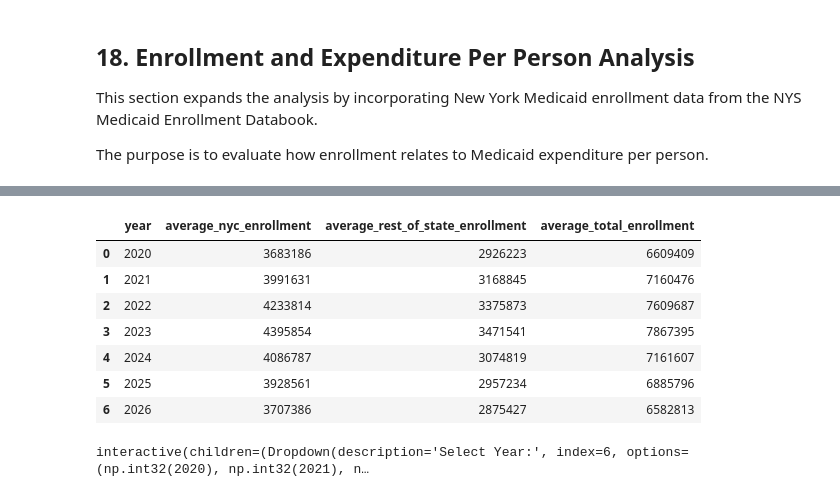
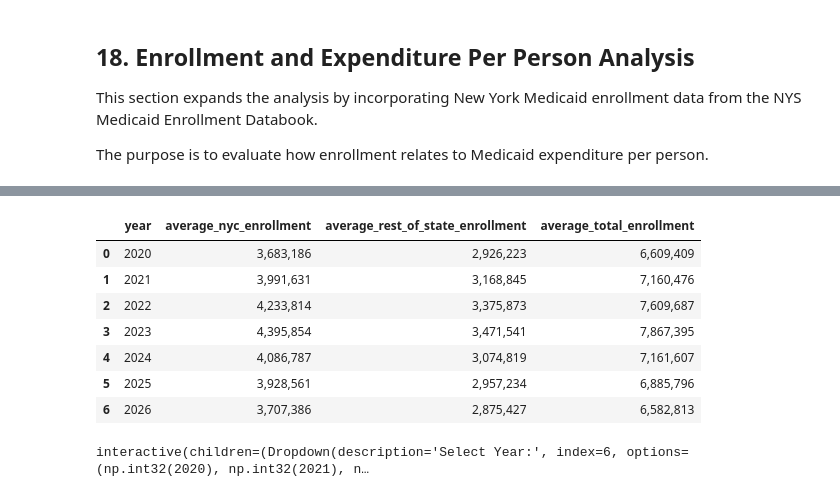
Before and after one commit to amyb79ab2-hash/Medicaid-Expenditure-Projection-Project, a Jupyter notebook: medicaid-expenditure-projection-project.ipynb, the cells around one changed output, grey strips where cells are left out. Drawn from its saved outputs; the diff is of its cells as text; code cells hidden in the pictures.

```diff
--- a/medicaid-expenditure-projection-project.ipynb
+++ b/medicaid-expenditure-projection-project.ipynb
@@ -1023,7 +1023,19 @@ from pathlib import Path
 # Load enrollment dataset
 # ============================================================
 
+# Numeric columns with commas for display
 enrollment_df = pd.read_csv(enrollment_file)
+numeric_cols = [
+    "nyc_enrollment",
+    "rest_of_state_enrollment",
+    "total_enrollment"
+]
+
+for col in numeric_cols:
+    enrollment_df[col] = (
+        enrollment_df[col]
+        .apply(lambda x: f"{x:,.0f}")
+    )
 
 display(enrollment_df.head())
 display(enrollment_df.tail())
@@ -1087,41 +1156,61 @@ display(enrollment_df.head())
 annual_enrollment = (
     enrollment_df
     .groupby("year", as_index=False)
     .agg(
         average_nyc_enrollment=("nyc_enrollment", "mean"),
         average_rest_of_state_enrollment=("rest_of_state_enrollment", "mean"),
         average_total_enrollment=("total_enrollment", "mean")
     )
 )
 
 annual_enrollment["average_nyc_enrollment"] = (
     annual_enrollment["average_nyc_enrollment"]
     .round(0)
     .astype(int)
 )
 
 annual_enrollment["average_rest_of_state_enrollment"] = (
     annual_enrollment["average_rest_of_state_enrollment"]
     .round(0)
     .astype(int)
 )
 
 annual_enrollment["average_total_enrollment"] = (
     annual_enrollment["average_total_enrollment"]
     .round(0)
     .astype(int)
 )
 
-display(annual_enrollment)
+# ============================================================
+# Format ALL numeric output columns with commas
+# ============================================================
+
+formatted_annual_enrollment = annual_enrollment.copy()
+
+numeric_cols = formatted_annual_enrollment.select_dtypes(
+    include=["int64", "float64"]
+).columns
+
+for col in numeric_cols:
+
+    formatted_annual_enrollment[col] = (
+        formatted_annual_enrollment[col]
+        .apply(lambda x: f"{x:,.0f}")
+    )
+
+# Display formatted output
+display(formatted_annual_enrollment)
+
+# formatted_annual_enrollment
 # %% [output]
 |  | year | average_nyc_enrollment | average_rest_of_state_enrollment | average_total_enrollment |
-| 0 | 2020 | 3683186 | 2926223 | 6609409 |
-| 1 | 2021 | 3991631 | 3168845 | 7160476 |
-| 2 | 2022 | 4233814 | 3375873 | 7609687 |
-| 3 | 2023 | 4395854 | 3471541 | 7867395 |
-| 4 | 2024 | 4086787 | 3074819 | 7161607 |
-| 5 | 2025 | 3928561 | 2957234 | 6885796 |
-| 6 | 2026 | 3707386 | 2875427 | 6582813 |
+| 0 | 2020 | 3,683,186 | 2,926,223 | 6,609,409 |
+| 1 | 2021 | 3,991,631 | 3,168,845 | 7,160,476 |
+| 2 | 2022 | 4,233,814 | 3,375,873 | 7,609,687 |
+| 3 | 2023 | 4,395,854 | 3,471,541 | 7,867,395 |
+| 4 | 2024 | 4,086,787 | 3,074,819 | 7,161,607 |
+| 5 | 2025 | 3,928,561 | 2,957,234 | 6,885,796 |
+| 6 | 2026 | 3,707,386 | 2,875,427 | 6,582,813 |
 # %%
 # ============================================================
 # Interactive dropdown: enrollment summary by year
```
Also changed, not shown: parts of 9 cells of this notebook.
